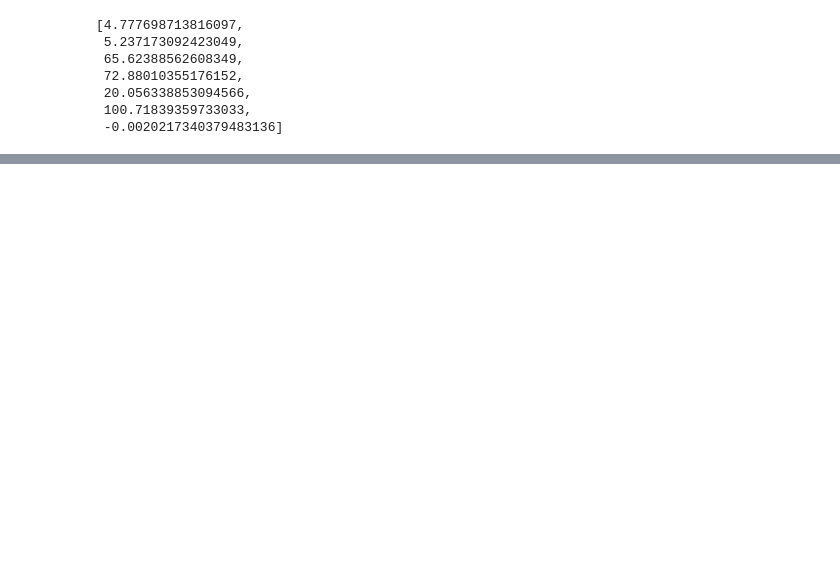
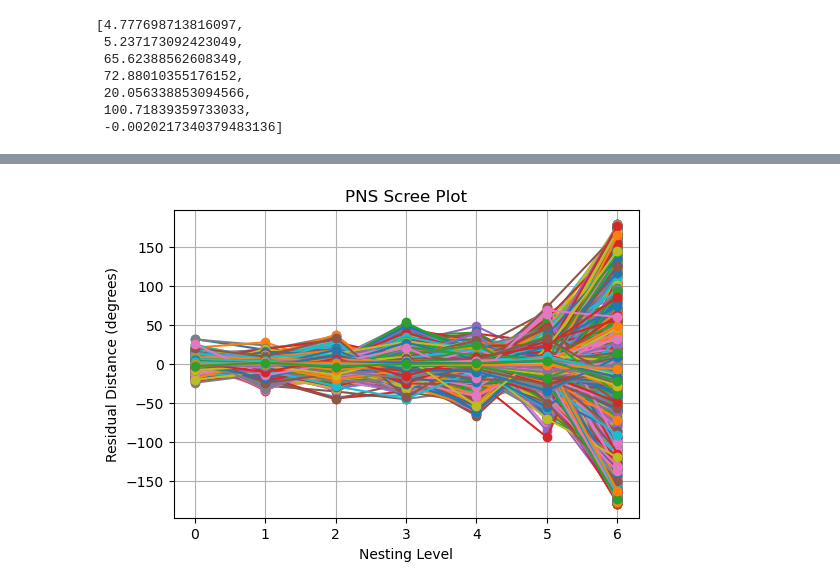
Before and after one commit to dauletbeck/RNA-Classification, a Jupyter notebook: mintage/testing_low_res.ipynb, the cells around one changed output, grey strips where cells are left out. Cells and saved outputs as stored; diff of their text form; code cells hidden in the pictures; blank space fills up the shorter version.

```diff
--- a/mintage/testing_low_res.ipynb
+++ b/mintage/testing_low_res.ipynb
@@ -11,0 +12,13 @@ suites = parse_pdb_files(input_pdb_dir, input_pdb_folder=input_pdb_dir)
+# %%
+input_pdb_dir = "/Users/kaisardauletbek/Documents/GitHub/RNA-Classification/data/rna2020_pruned_pdbs/"
+suites = parse_pdb_files(input_pdb_dir, input_pdb_folder=input_pdb_dir)
+
+puckers = ['c2c2', 'c2c3', 'c3c2', 'c3c3']
+pucker_indices = {}
+for pucker in puckers:
+    indices, _ = determine_pucker_data(suites, pucker)
+    pucker_indices[pucker] = indices
+
+# -- ensure every index array is really integer-typed  -----------------
+pucker_indices = {k: np.asarray(v, dtype=np.intp)    # <-- np.intp = “platform int”
+                  for k, v in pucker_indices.items()}
@@ -296,0 +420,66 @@ plt.show()
+# %%
+import matplotlib.pyplot as plt
+from mpl_toolkits.mplot3d import Axes3D
+from pnds.PNDS_PNS import pns_loop
+from matplotlib.patches import Circle
+
+# -----------------------------------------------------------------------------
+# 1) Run PNS
+# -----------------------------------------------------------------------------
+spheres_pns, projected_points, distances = pns_loop(
+    merged_sphere,
+    great_until_dim=3,
+    max_repetitions=10000,
+    degenerate=False,
+    verbose=False,
+    mode='scale'
+)
+
+# -----------------------------------------------------------------------------
+# 2) Scree plot of residual distances
+# -----------------------------------------------------------------------------
+plt.figure(figsize=(6,4))
+plt.plot(range(len(distances)), distances, marker='o')
+plt.xlabel('Nesting Level')
+plt.ylabel('Residual Distance (degrees)')
+plt.title('PNS Scree Plot')
+plt.grid(True)
+plt.show()
+
+# -----------------------------------------------------------------------------
+# 3) Visualize projections on each nested sphere
+# -----------------------------------------------------------------------------
+for level, pts in enumerate(projected_points):
+    dim = pts.shape[1]
+    title = f"PNS Level {level}: projection ∈ R^{dim}"
+
+    if dim == 3:
+        fig = plt.figure(figsize=(5,5))
+        ax = fig.add_subplot(111, projection='3d')
+        ax.scatter(pts[:,0], pts[:,1], pts[:,2], s=20, alpha=0.7)
+        ax.set_title(title + " (S²)")
+        ax.set_box_aspect((1,1,1))
+        plt.show()
+
+    elif dim == 2:
+        fig, ax = plt.subplots(figsize=(5,5))
+        ax.scatter(pts[:,0], pts[:,1], s=20, alpha=0.7)
+        # draw unit circle for S¹
+        circ = Circle((0,0), 1, fill=False, linestyle='--')
+        ax.add_patch(circ)
+        ax.set_aspect('equal', 'box')
+        ax.set_xlim(-1.1,1.1)
+        ax.set_ylim(-1.1,1.1)
+        ax.set_title(title + " (S¹)")
+        ax.grid(True)
+        plt.show()
+
+    else:
+        # higher dims: project first 3 coords
+        fig = plt.figure(figsize=(5,5))
+        ax = fig.add_subplot(111, projection='3d')
+        ax.scatter(pts[:,0], pts[:,1], pts[:,2], s=20, alpha=0.7)
+        ax.set_title(title + " (first 3 coords)")
+        ax.set_box_aspect((1,1,1))
+        plt.show()
+# %% [output]
@@ -296,0 +494 @@ plt.show()
+[figure, added]
```
Also changed, not shown: parts of 17 cells of this notebook, 12 other files.
